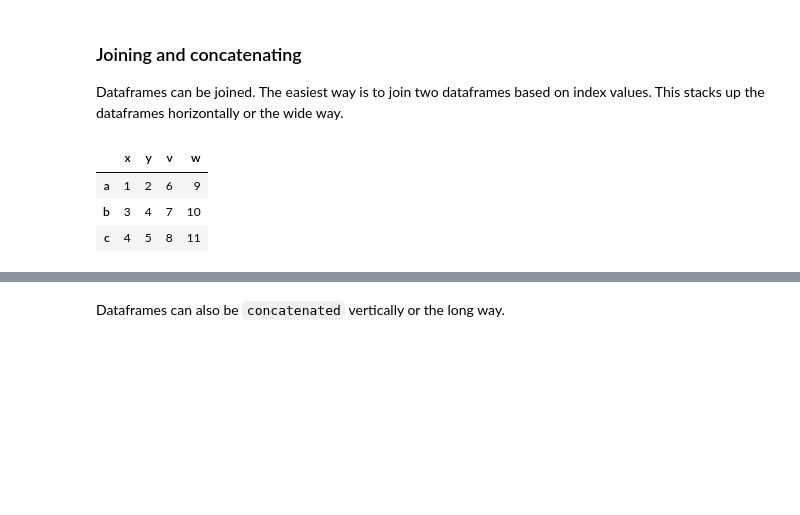
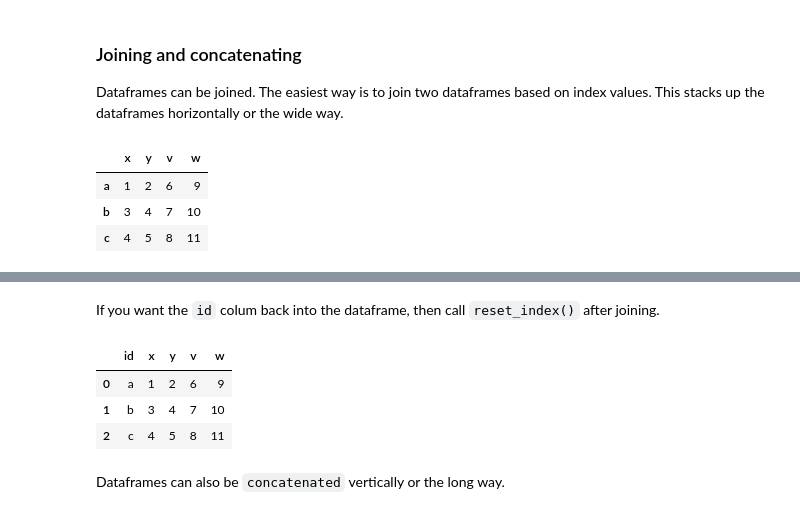
Before and after one commit to oneoffcoder/books, a Jupyter notebook: sphinx/scikit-intro/source/pandas.ipynb, the cells around one changed output, grey strips where cells are left out. Drawn from its saved outputs; the diff is of its cells as text; code cells hidden in the pictures; blank space fills up the shorter version.

```diff
--- a/sphinx/scikit-intro/source/pandas.ipynb
+++ b/sphinx/scikit-intro/source/pandas.ipynb
@@ -526,3 +549,14 @@ df1.join(df2)
+# %% [markdown]
+If you want the `id` colum back into the dataframe, then call `reset_index()` after joining.
+# %%
+df1.set_index('id') \
+    .join(df2.set_index('id')) \
+    .reset_index()
+# %% [output]
+|  | id | x | y | v | w |
+| 0 | a | 1 | 2 | 6 | 9 |
+| 1 | b | 3 | 4 | 7 | 10 |
+| 2 | c | 4 | 5 | 8 | 11 |
 # %% [markdown]
 Dataframes can also be `concatenated` vertically or the long way.
 # %%
```
Also changed, not shown: parts of 25 cells of this notebook, 2 other files.
